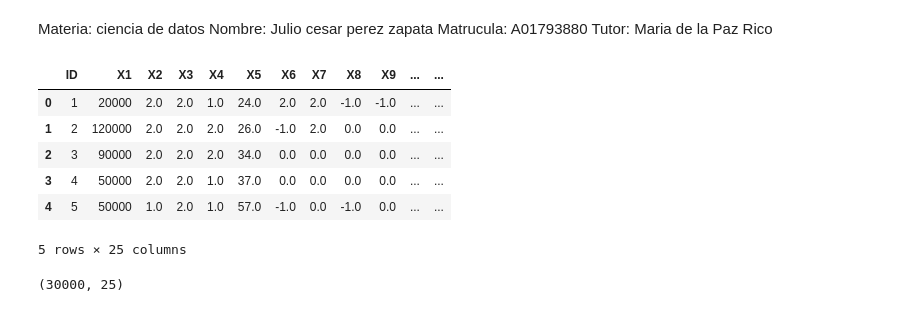
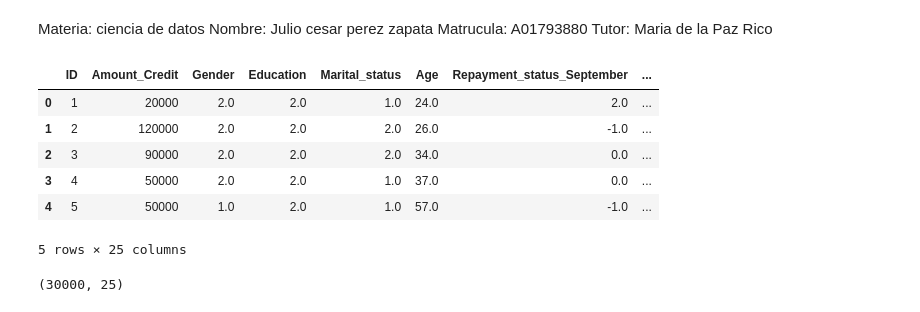
Before and after one commit to PosgradoMNA/actividades-de-aprendizaje-JulioperezA01793880, a Jupyter notebook: visualizacion_DS_Julio_perez_AA01793880.ipynb, the cells around one changed output. Saved outputs shown, nothing was run; the diff lists cells and outputs as text; code cells hidden in the pictures.

```diff
--- a/visualizacion_DS_Julio_perez_AA01793880.ipynb
+++ b/visualizacion_DS_Julio_perez_AA01793880.ipynb
@@ -13,14 +15,20 @@ import matplotlib.pyplot as plt
 path = "https://raw.githubusercontent.com/PosgradoMNA/Actividades_Aprendizaje-/main/default%20of%20credit%20card%20clients.csv"
 # %%
 df = pd.read_csv(path)# 1. se carga el dataset y se muestra las primeras filas
+col_names = ['ID', 'Amount_Credit', 'Gender', 'Education', 'Marital_status', 'Age', 'Repayment_status_September', 'Repayment_status_August',
+       'Repayment_status_July', 'Repayment_status_June', 'Repayment_status_May', 'Repayment_status_April','Amount_bill_statement_September_2005',
+        'Amount_bill_statement_August_2005', 'Amount_bill_statement_July_2005', 'Amount_bill_statement_June_2005', 'Amount_bill_statement_May_2005',
+        'Amount_bill_statement_April_2005','Amount_paid_September_2005', 'Amount_paid_August_2005', 'Amount_paid_July_2005', 'Amount_paid_June_2005',
+        'Amount_paid_May_2005','Amount_paid_April_2005', 'y']
+df.columns = col_names
 df.head()
 # %% [output]
-|  | ID | X1 | X2 | X3 | X4 | X5 | X6 | X7 | X8 | X9 | ... | ... |
-| 0 | 1 | 20000 | 2.0 | 2.0 | 1.0 | 24.0 | 2.0 | 2.0 | -1.0 | -1.0 | ... | ... |
-| 1 | 2 | 120000 | 2.0 | 2.0 | 2.0 | 26.0 | -1.0 | 2.0 | 0.0 | 0.0 | ... | ... |
-| 2 | 3 | 90000 | 2.0 | 2.0 | 2.0 | 34.0 | 0.0 | 0.0 | 0.0 | 0.0 | ... | ... |
-| 3 | 4 | 50000 | 2.0 | 2.0 | 1.0 | 37.0 | 0.0 | 0.0 | 0.0 | 0.0 | ... | ... |
-| 4 | 5 | 50000 | 1.0 | 2.0 | 1.0 | 57.0 | -1.0 | 0.0 | -1.0 | 0.0 | ... | ... |
+|  | ID | Amount_Credit | Gender | Education | Marital_status | Age | Repayment_status_September | ... |
+| 0 | 1 | 20000 | 2.0 | 2.0 | 1.0 | 24.0 | 2.0 | ... |
+| 1 | 2 | 120000 | 2.0 | 2.0 | 2.0 | 26.0 | -1.0 | ... |
+| 2 | 3 | 90000 | 2.0 | 2.0 | 2.0 | 34.0 | 0.0 | ... |
+| 3 | 4 | 50000 | 2.0 | 2.0 | 1.0 | 37.0 | 0.0 | ... |
+| 4 | 5 | 50000 | 1.0 | 2.0 | 1.0 | 57.0 | -1.0 | ... |
 5 rows × 25 columns
 # %%
 df.shape # 2.Obten la información del DataFrame con los métodos y propiedades: shape, columns, head(), dtypes, info(), isna()
```
Also changed, not shown: parts of 9 cells of this notebook.
